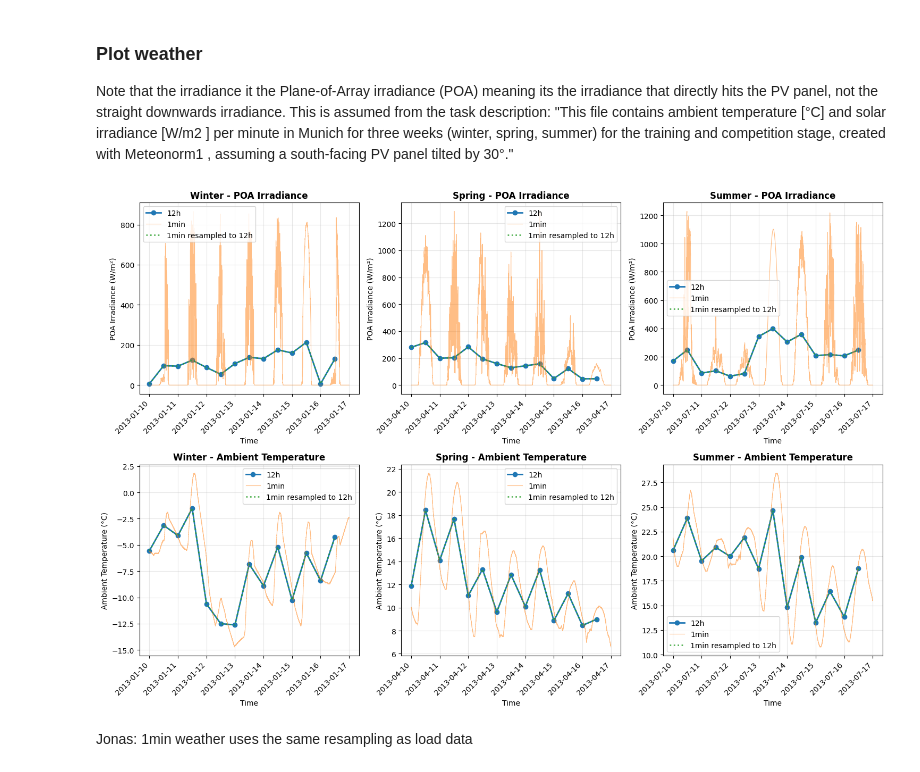
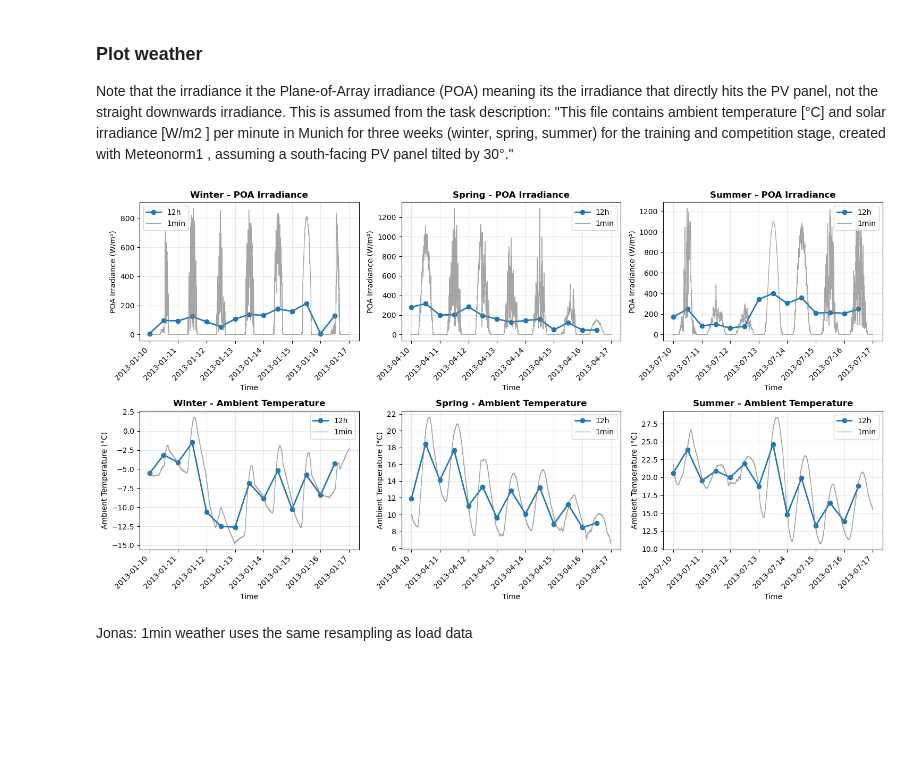
Before and after one commit to JontheFL/Optimal-Residential-Energy-System-Sizing, a Jupyter notebook: data_exploration.ipynb, the cells around one changed output. Cells and saved outputs as stored; diff of their text form; code cells hidden in the pictures; blank space fills up the shorter version.

```diff
--- a/data_exploration.ipynb
+++ b/data_exploration.ipynb
@@ -136,43 +136,39 @@ variables = [
     {'name': 'Ta', 'label': 'Ambient Temperature', 'unit': '°C'}
 ]
 
-fig, axes = plt.subplots(len(variables), len(seasons), figsize=(15, 10))
+fig, axes = plt.subplots(len(variables), len(seasons), figsize=(15, 8))
 
 # Iterate through variables and seasons
 for var_idx, var in enumerate(variables):
     for season_idx, season in enumerate(seasons):
         ax = axes[var_idx, season_idx]
         start_date = season['start']
         end_date = season['end']
 
         # Filter data for the season using .loc[] for cleaner indexing
         df_weather_12h_season = df_weather_12h.loc[start_date:end_date]
         df_weather_1min_season = df_weather_1min.loc[start_date:end_date]
 
-        # Resample only the season's 1min data to 12h
-        df_weather_1min_resampled_season = df_weather_1min_season.resample('12h', label='left').mean()
-
         # Plot data
         ax.plot(df_weather_12h_season.index, df_weather_12h_season[var['name']],
                 label='12h', marker='o', linewidth=2)
         ax.plot(df_weather_1min_season.index, df_weather_1min_season[var['name']],
-                label='1min', alpha=0.5, linewidth=0.8)
-        ax.plot(df_weather_1min_resampled_season.index, df_weather_1min_resampled_season[var['name']],
-                label='1min resampled to 12h', linestyle=':', linewidth=2, alpha=0.8)
+                label='1min', alpha=0.7, linewidth=1, color='gray')
 
         # Set labels and title
         ax.set_title(f"{season['name']} - {var['label']}", fontweight='bold')
         ax.set_ylabel(f"{var['label']} ({var['unit']})")
         ax.set_xlabel('Time')
         ax.legend(loc='best')
         ax.grid(True, alpha=0.3)
 
         # Rotate x-axis labels for readability
         plt.setp(ax.xaxis.get_majorticklabels(), rotation=45, ha='right')
 
 plt.tight_layout()
+plt.savefig('Figures/weather_comparison.png', dpi=300)
 plt.show()
 # %% [output]
-[figure, old version]
+[figure, new version]
 # %% [markdown]
 Jonas: 1min weather uses the same resampling as load data
```
Also changed, not shown: parts of 1 cell of this notebook, 1 other file.
